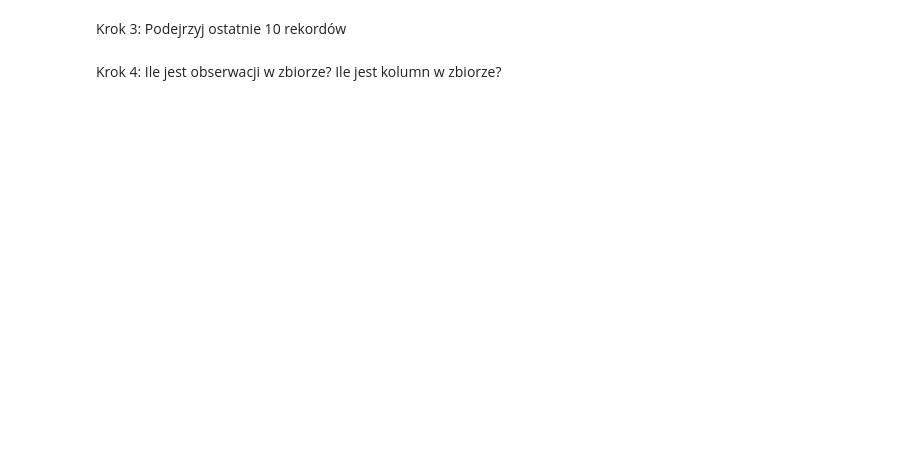
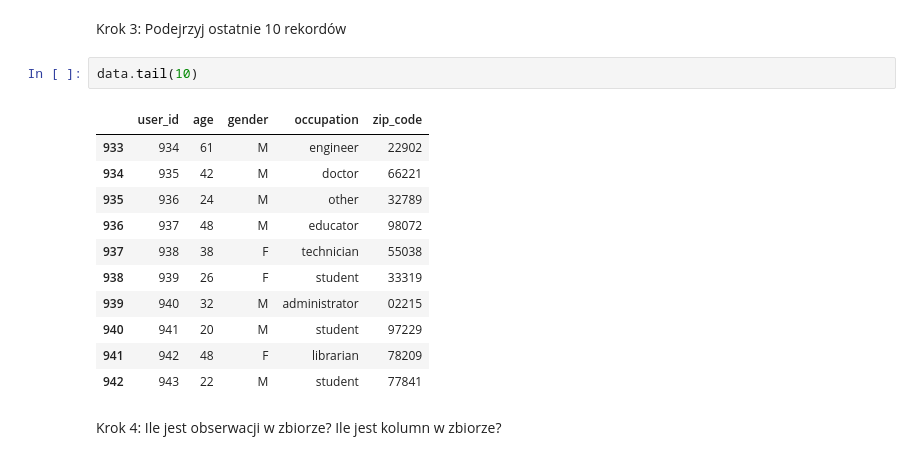
Before and after one commit to tomek0123456789/effective_python, a Jupyter notebook: lab12.ipynb, the cells around one changed output. Cells and saved outputs as stored; diff of their text form; blank space fills up the shorter version.

```diff
--- a/lab12.ipynb
+++ b/lab12.ipynb
@@ -201,4 +225,18 @@ Krok 2: Podejrzyj pierwsze 25 rekordów
 # %% [markdown]
 Krok 3: Podejrzyj ostatnie 10 rekordów
+# %%
+data.tail(10)
+# %% [output]
+|  | user_id | age | gender | occupation | zip_code |
+| 933 | 934 | 61 | M | engineer | 22902 |
+| 934 | 935 | 42 | M | doctor | 66221 |
+| 935 | 936 | 24 | M | other | 32789 |
+| 936 | 937 | 48 | M | educator | 98072 |
+| 937 | 938 | 38 | F | technician | 55038 |
+| 938 | 939 | 26 | F | student | 33319 |
+| 939 | 940 | 32 | M | administrator | 02215 |
+| 940 | 941 | 20 | M | student | 97229 |
+| 941 | 942 | 48 | F | librarian | 78209 |
+| 942 | 943 | 22 | M | student | 77841 |
 # %% [markdown]
 Krok 4: Ile jest obserwacji w zbiorze? Ile jest kolumn w zbiorze?
```
Also changed, not shown: parts of 9 cells of this notebook.
